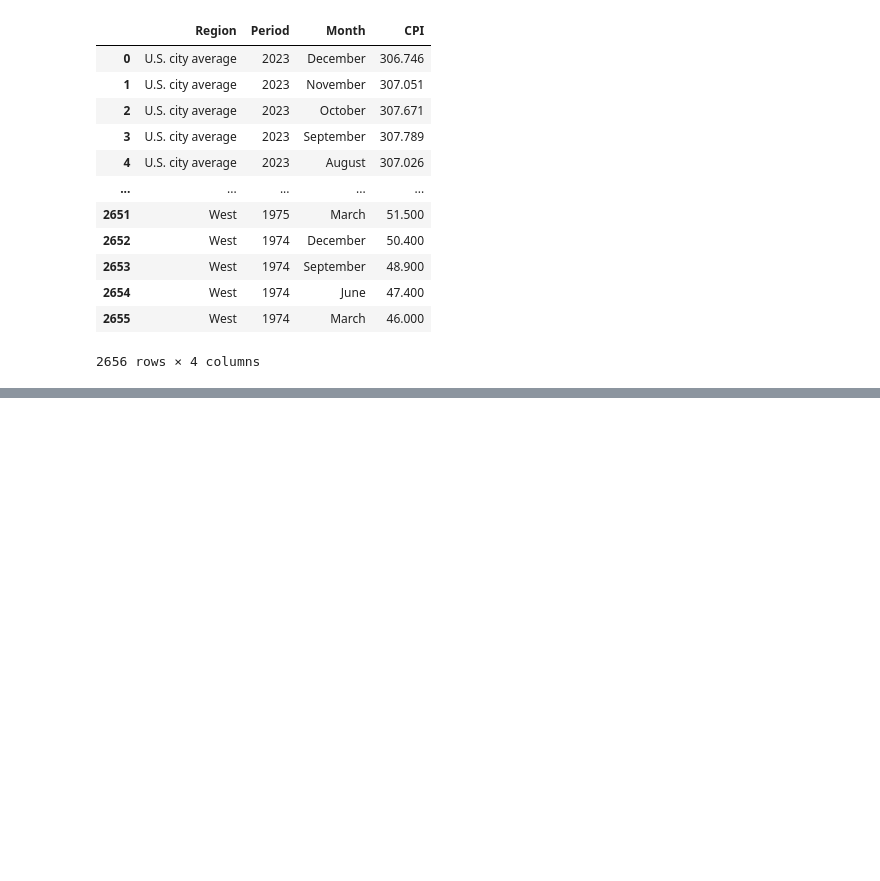
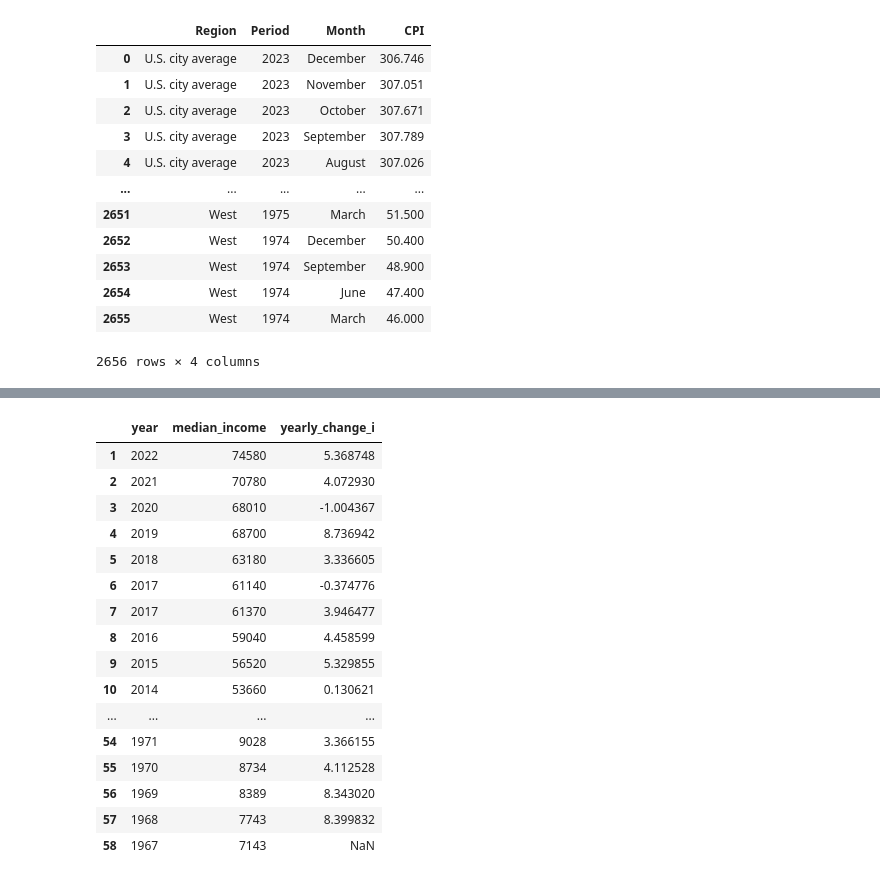
Before and after one commit to ParisAParker/Cost_of_Financial_Freedom, a Jupyter notebook: notebooks/Untitled.ipynb, the cells around one changed output, grey strips where cells are left out. Cells and saved outputs as stored; diff of their text form; code cells hidden in the pictures; blank space fills up the shorter version.

```diff
--- a/notebooks/Untitled.ipynb
+++ b/notebooks/Untitled.ipynb
@@ -133,0 +159,21 @@ cpi_by_region
+# %%
+income_updated = income_updated.rename(columns = {"yearly_change":"yearly_change_i"})
+income_updated
+# %% [output]
+|  | year | median_income | yearly_change_i |
+| 1 | 2022 | 74580 | 5.368748 |
+| 2 | 2021 | 70780 | 4.072930 |
+| 3 | 2020 | 68010 | -1.004367 |
+| 4 | 2019 | 68700 | 8.736942 |
+| 5 | 2018 | 63180 | 3.336605 |
+| 6 | 2017 | 61140 | -0.374776 |
+| 7 | 2017 | 61370 | 3.946477 |
+| 8 | 2016 | 59040 | 4.458599 |
+| 9 | 2015 | 56520 | 5.329855 |
+| 10 | 2014 | 53660 | 0.130621 |
+| ... | ... | ... | ... |
+| 54 | 1971 | 9028 | 3.366155 |
+| 55 | 1970 | 8734 | 4.112528 |
+| 56 | 1969 | 8389 | 8.343020 |
+| 57 | 1968 | 7743 | 8.399832 |
+| 58 | 1967 | 7143 | NaN |
```
Also changed, not shown: parts of 15 cells of this notebook, 9 other files.
